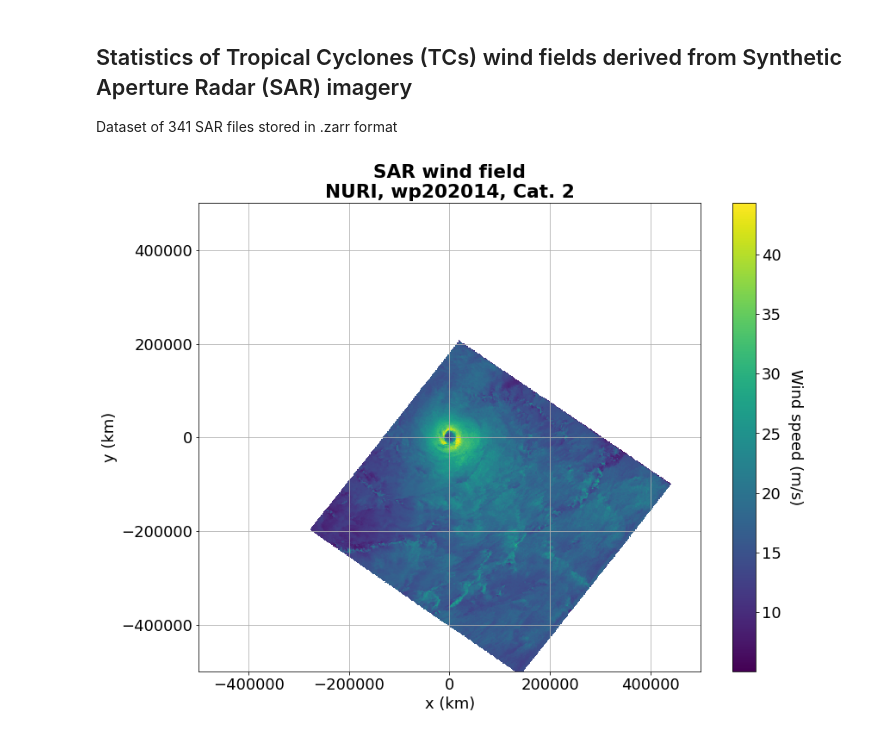
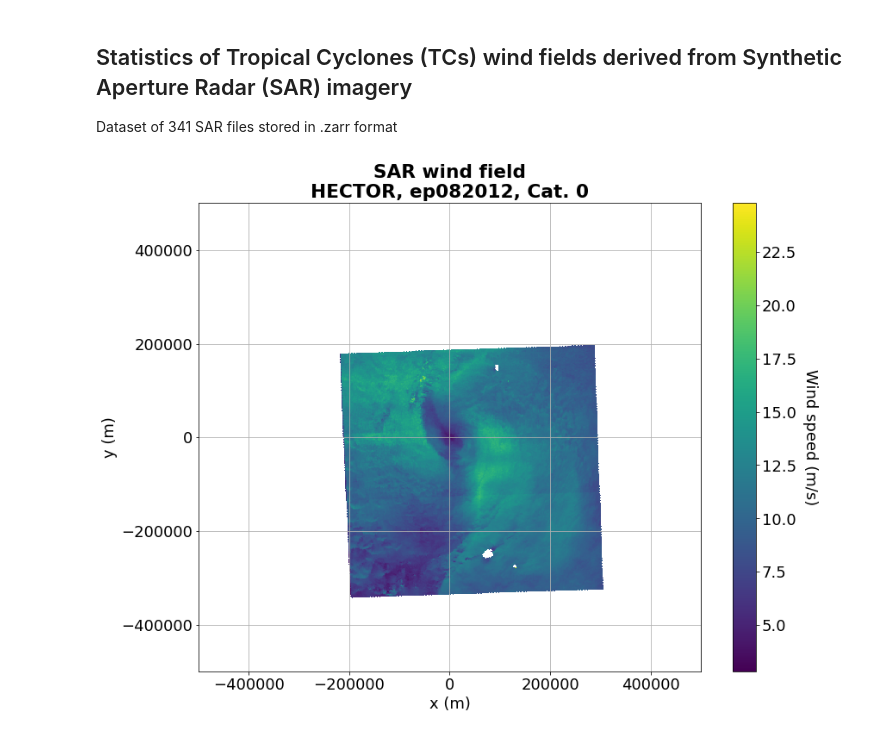
Before and after one commit to Arthur117/bigData2022_covariance, a Jupyter notebook: tc_sar_stats.ipynb, the cells around one changed output. Saved outputs shown, nothing was run; the diff lists cells and outputs as text; code cells hidden in the pictures.

```diff
--- a/tc_sar_stats.ipynb
+++ b/tc_sar_stats.ipynb
@@ -56,26 +56,26 @@ ds_all = xr.open_zarr(dir_path + filename)
 # %%
 ### PLOTTING WIND FIELDS
 def plot_wind_field(ds_all, time_idx):
     # Open figure
     fig, _ = plt.subplots()
 
     # Title
     name = ds_all.isel(time=time_idx)['storm_name'].values
     tcId = ds_all.isel(time=time_idx)['storm_id'].values
     cat  = int(ds_all.isel(time=time_idx)['cat'])
     plt.title('SAR wind field\n%s, %s, Cat. %i'%(name, tcId, cat), weight='bold')
 
     # Plot
     x, y = np.meshgrid(ds_all.isel(time=time_idx)['x'], ds_all.isel(time=time_idx)['y']) # Defining 2D coordinates
     plt.pcolormesh(x, y, ds_all.isel(time=time_idx)['wind_speed'])                       # Plot the wind field
-    plt.xlabel('x (km)');plt.ylabel('y (km)');plt.grid()                                 # Add axis legend
+    plt.xlabel('x (m)');plt.ylabel('y (m)');plt.grid()                                 # Add axis legend
     plt.subplots_adjust(right=0.8)                                                       # Colorbar - line 1
     cbar = plt.colorbar()                                                                # Colorbar - line 2
     cbar.set_label('Wind speed (m/s)', rotation=270);cbar.ax.get_yaxis().labelpad=25     # Colorbar - line 3
 
-plot_wind_field(ds_all, time_idx=20)
+plot_wind_field(ds_all, time_idx=0)
 # %% [output]
-[figure, old version]
+[figure, new version]
 # %%
 ### FIND ALL TIME INDEXES FROM NAME AND PLOT ALL CORRESPONDING OBSERVATIONS
 def find_time_idx(ds_all, storm_name):
```
Also changed, not shown: parts of 5 cells of this notebook, 1 other file.
